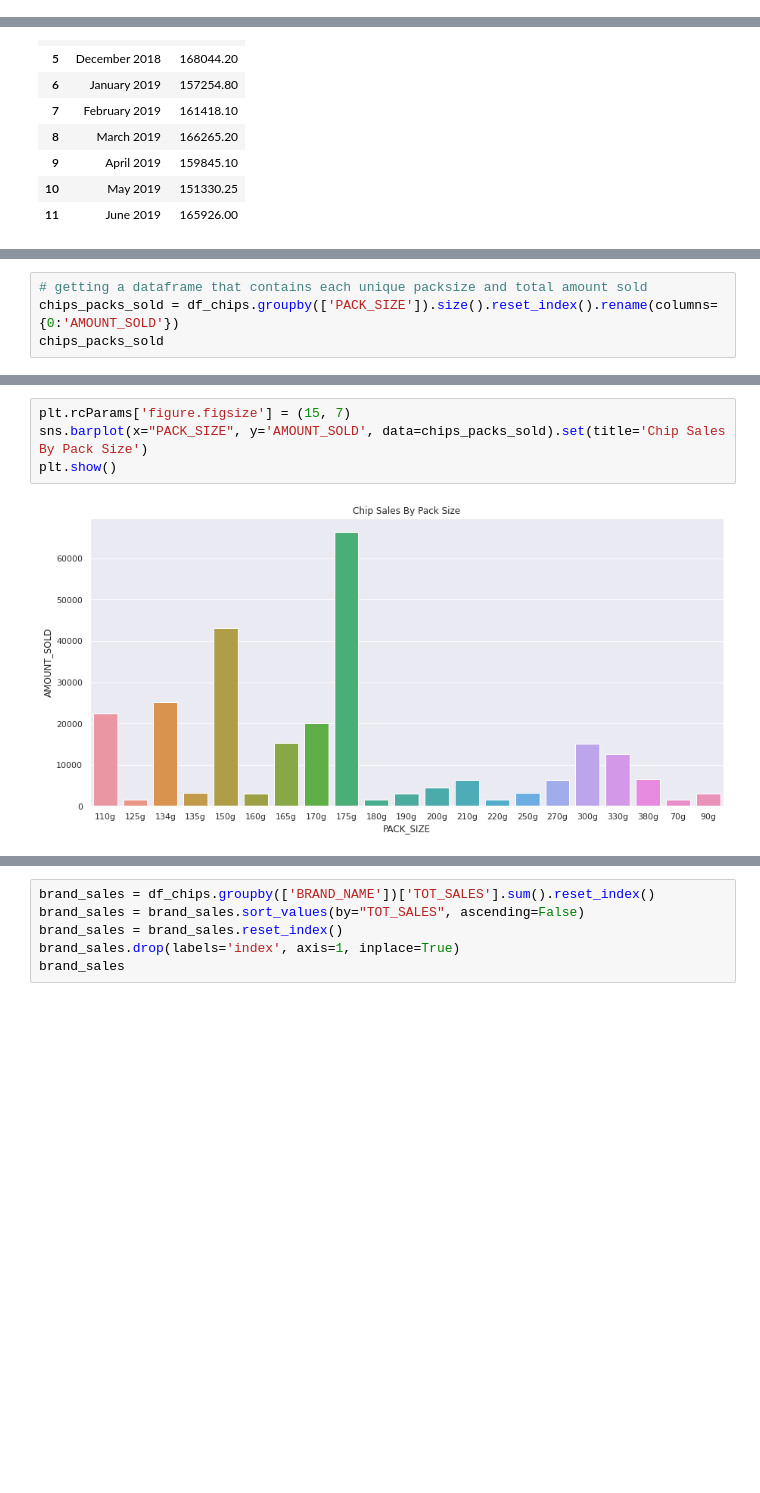
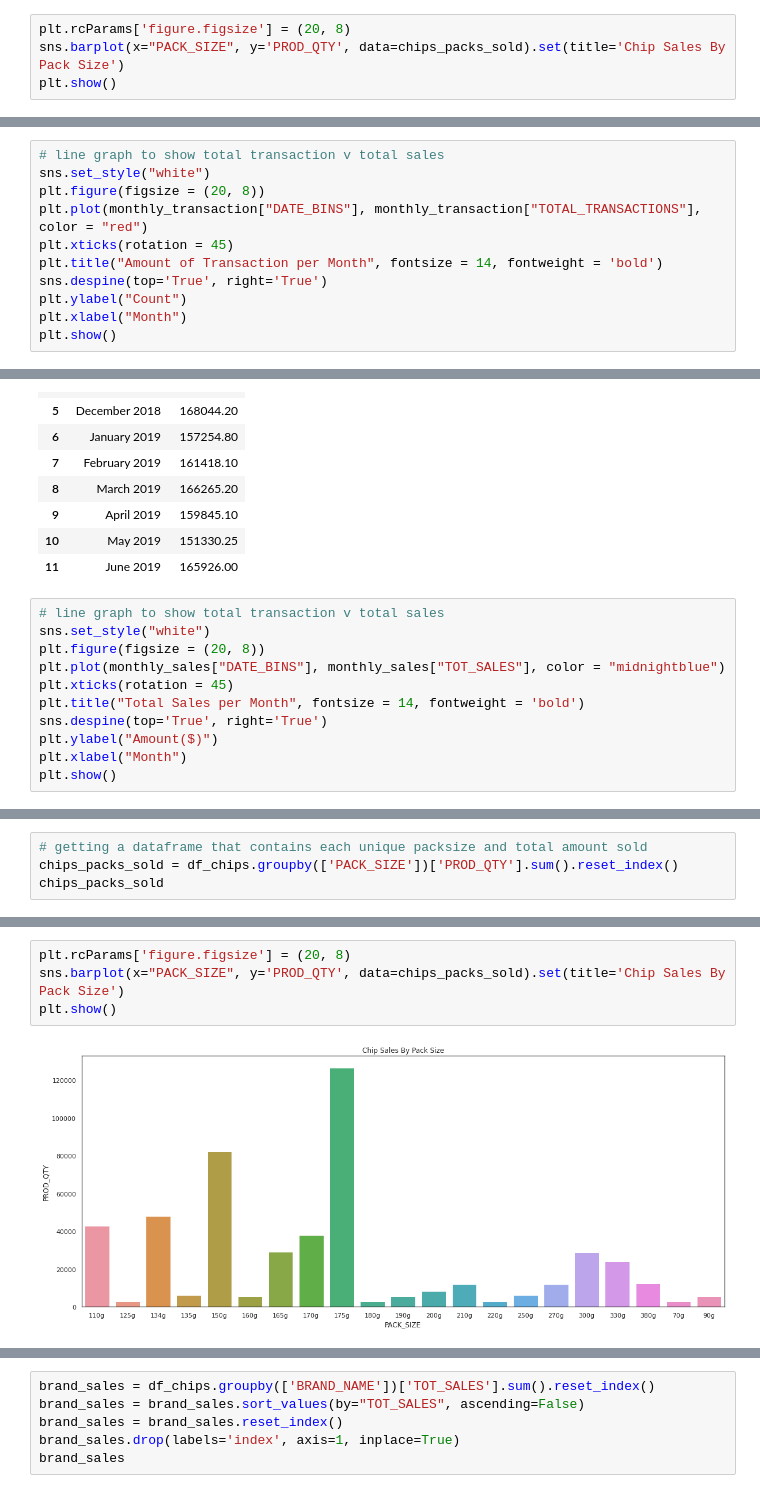
Before and after one commit to wa-le/Quantium-Forage-Virtual-Internship, a Jupyter notebook: my_quantium_vi.ipynb, the cells around one changed output, grey strips where cells are left out. Drawn from its saved outputs; the diff is of its cells as text; blank space fills up the shorter version.

```diff
--- a/my_quantium_vi.ipynb
+++ b/my_quantium_vi.ipynb
@@ -575,0 +576,4 @@ df_chips['DATE_BINS'] = pd.cut(df_chips['DATE'], bins=12, labels=('July 2018', '
+# %%
+plt.rcParams['figure.figsize'] = (20, 8)
+sns.barplot(x="PACK_SIZE", y='PROD_QTY', data=chips_packs_sold).set(title='Chip Sales By Pack Size')
+plt.show()
@@ -591,3 +653,14 @@ monthly_transaction
 | 9 | April 2019 | 21766 |
 | 10 | May 2019 | 21668 |
 | 11 | June 2019 | 22552 |
+# %%
+# line graph to show total transaction v total sales
+sns.set_style("white")
+plt.figure(figsize = (20, 8))
+plt.plot(monthly_transaction["DATE_BINS"], monthly_transaction["TOTAL_TRANSACTIONS"], color = "red")
+plt.xticks(rotation = 45)
+plt.title("Amount of Transaction per Month", fontsize = 14, fontweight = 'bold')
+sns.despine(top='True', right='True')
+plt.ylabel("Count")
+plt.xlabel("Month")
+plt.show()
@@ -609,3 +684,14 @@ monthly_sales
 | 9 | April 2019 | 159845.10 |
 | 10 | May 2019 | 151330.25 |
 | 11 | June 2019 | 165926.00 |
+# %%
+# line graph to show total transaction v total sales
+sns.set_style("white")
+plt.figure(figsize = (20, 8))
+plt.plot(monthly_sales["DATE_BINS"], monthly_sales["TOT_SALES"], color = "midnightblue")
+plt.xticks(rotation = 45)
+plt.title("Total Sales per Month", fontsize = 14, fontweight = 'bold')
+sns.despine(top='True', right='True')
+plt.ylabel("Amount($)")
+plt.xlabel("Month")
+plt.show()
@@ -612,5 +700,5 @@ monthly_sales
 # %%
 # getting a dataframe that contains each unique packsize and total amount sold
-chips_packs_sold = df_chips.groupby(['PACK_SIZE']).size().reset_index().rename(columns={0:'AMOUNT_SOLD'})
+chips_packs_sold = df_chips.groupby(['PACK_SIZE'])['PROD_QTY'].sum().reset_index()
 chips_packs_sold
 # %% [output]
@@ -634,8 +722,8 @@ chips_packs_sold
 # %%
-plt.rcParams['figure.figsize'] = (15, 7)
-sns.barplot(x="PACK_SIZE", y='AMOUNT_SOLD', data=chips_packs_sold).set(title='Chip Sales By Pack Size')
+plt.rcParams['figure.figsize'] = (20, 8)
+sns.barplot(x="PACK_SIZE", y='PROD_QTY', data=chips_packs_sold).set(title='Chip Sales By Pack Size')
 plt.show()
 # %% [output]
-[figure, old version]
+[figure, new version]
 # %% [markdown]
 OBSERVATION:
```
Also changed, not shown: parts of 14 cells of this notebook.
